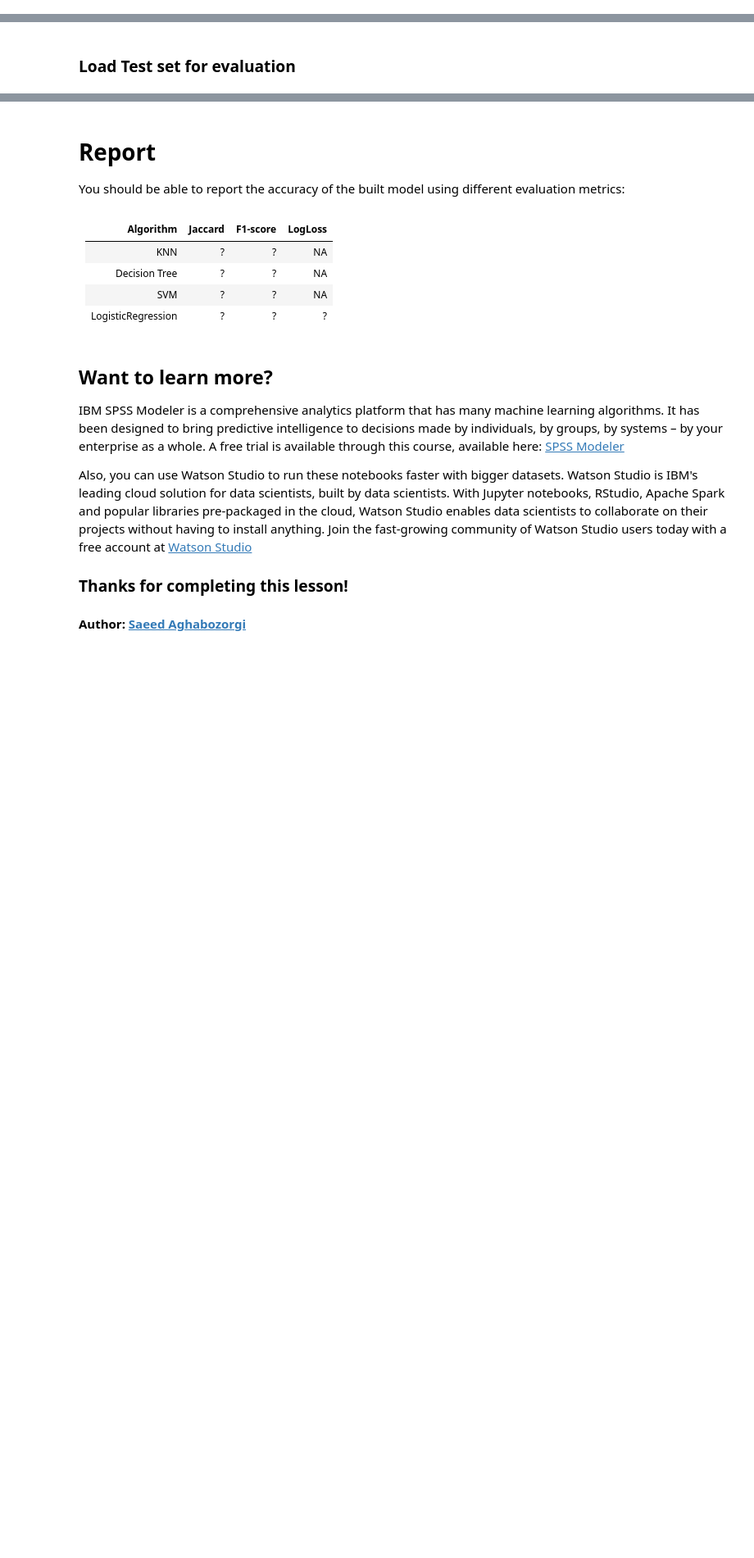
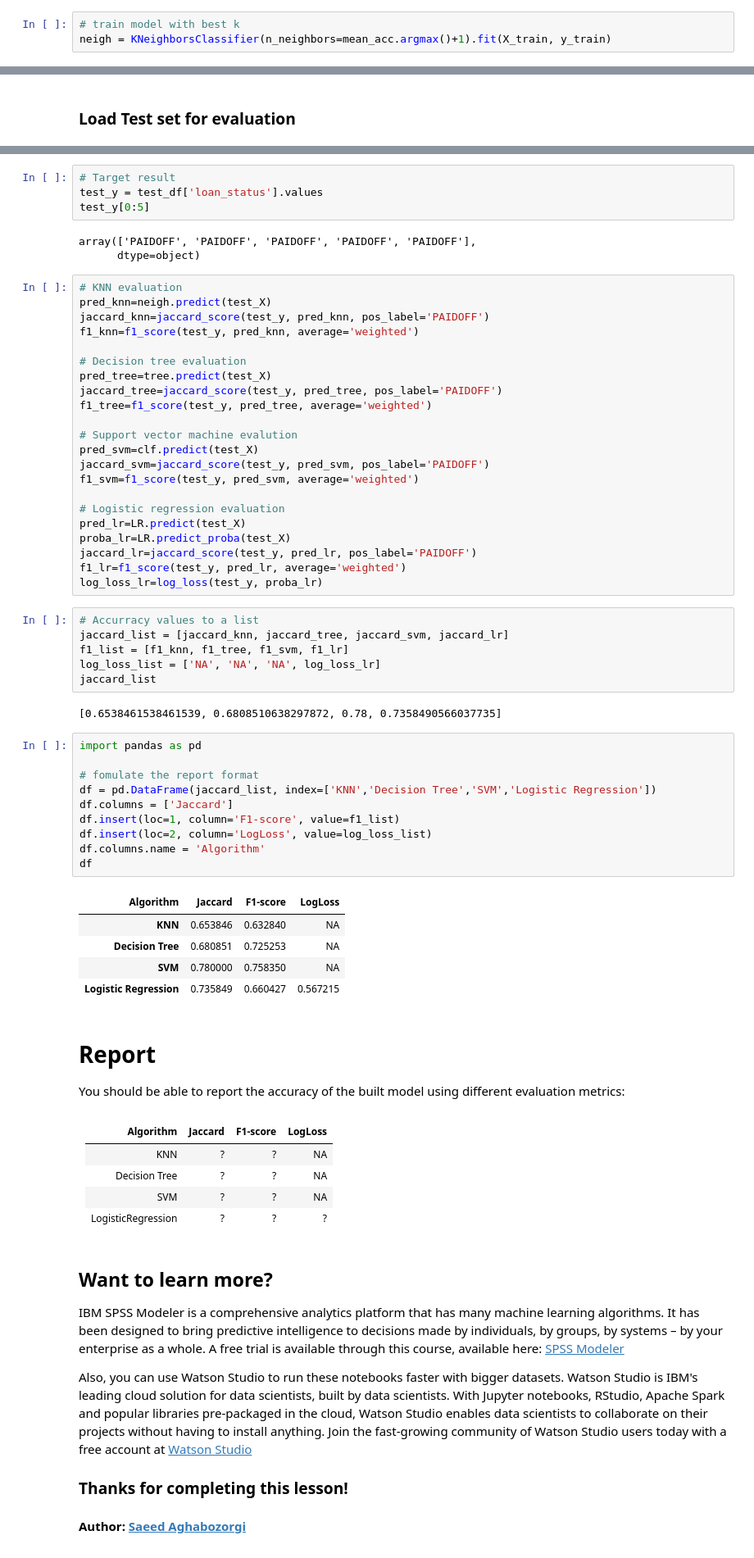
Before and after one commit to desoto1959/Machine_Learning_with_Python, a Jupyter notebook: Final Project.ipynb, the cells around one changed output, grey strips where cells are left out. Shown at 82% size. Saved outputs shown, nothing was run; the diff lists cells and outputs as text; blank space fills up the shorter version.

```diff
--- a/Final Project.ipynb
+++ b/Final Project.ipynb
@@ -355,3 +334,6 @@ The best accuracy was with 0.7857142857142857 with k= 7
+# %%
+# train model with best k
+neigh = KNeighborsClassifier(n_neighbors=mean_acc.argmax()+1).fit(X_train, y_train)
 # %% [markdown]
 # Decision Tree
 # %% [markdown]
@@ -568,3 +497,56 @@ test_df.head()
+# %%
+# Target result
+test_y = test_df['loan_status'].values
+test_y[0:5]
+# %% [output]
+array(['PAIDOFF', 'PAIDOFF', 'PAIDOFF', 'PAIDOFF', 'PAIDOFF'],
+      dtype=object)
+# %%
+# KNN evaluation
+pred_knn=neigh.predict(test_X)
+jaccard_knn=jaccard_score(test_y, pred_knn, pos_label='PAIDOFF')
+f1_knn=f1_score(test_y, pred_knn, average='weighted')
+
+# Decision tree evaluation
+pred_tree=tree.predict(test_X)
+jaccard_tree=jaccard_score(test_y, pred_tree, pos_label='PAIDOFF')
+f1_tree=f1_score(test_y, pred_tree, average='weighted')
+
+# Support vector machine evalution
+pred_svm=clf.predict(test_X)
+jaccard_svm=jaccard_score(test_y, pred_svm, pos_label='PAIDOFF')
+f1_svm=f1_score(test_y, pred_svm, average='weighted')
+
+# Logistic regression evaluation
+pred_lr=LR.predict(test_X)
+proba_lr=LR.predict_proba(test_X)
+jaccard_lr=jaccard_score(test_y, pred_lr, pos_label='PAIDOFF')
+f1_lr=f1_score(test_y, pred_lr, average='weighted')
+log_loss_lr=log_loss(test_y, proba_lr)
+# %%
+# Accurracy values to a list
+jaccard_list = [jaccard_knn, jaccard_tree, jaccard_svm, jaccard_lr]
+f1_list = [f1_knn, f1_tree, f1_svm, f1_lr]
+log_loss_list = ['NA', 'NA', 'NA', log_loss_lr]
+jaccard_list
+# %% [output]
+[0.6538461538461539, 0.6808510638297872, 0.78, 0.7358490566037735]
+# %%
+import pandas as pd
+
+# fomulate the report format
+df = pd.DataFrame(jaccard_list, index=['KNN','Decision Tree','SVM','Logistic Regression'])
+df.columns = ['Jaccard']
+df.insert(loc=1, column='F1-score', value=f1_list)
+df.insert(loc=2, column='LogLoss', value=log_loss_list)
+df.columns.name = 'Algorithm'
+df
+# %% [output]
+| Algorithm | Jaccard | F1-score | LogLoss |
+| KNN | 0.653846 | 0.632840 | NA |
+| Decision Tree | 0.680851 | 0.725253 | NA |
+| SVM | 0.780000 | 0.758350 | NA |
+| Logistic Regression | 0.735849 | 0.660427 | 0.567215 |
 # %% [markdown]
 # Report
 
```
Also changed, not shown: parts of 32 cells of this notebook.
